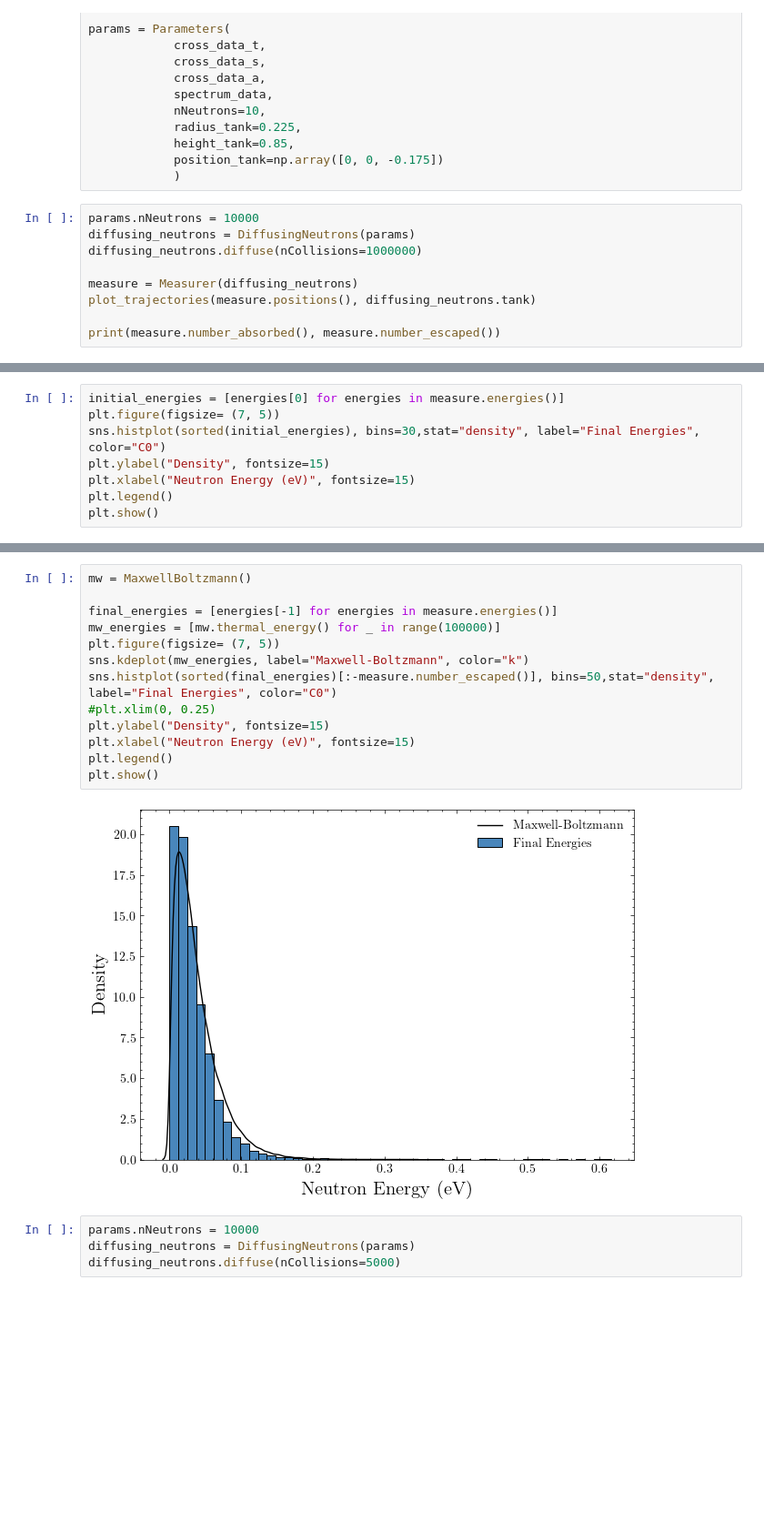
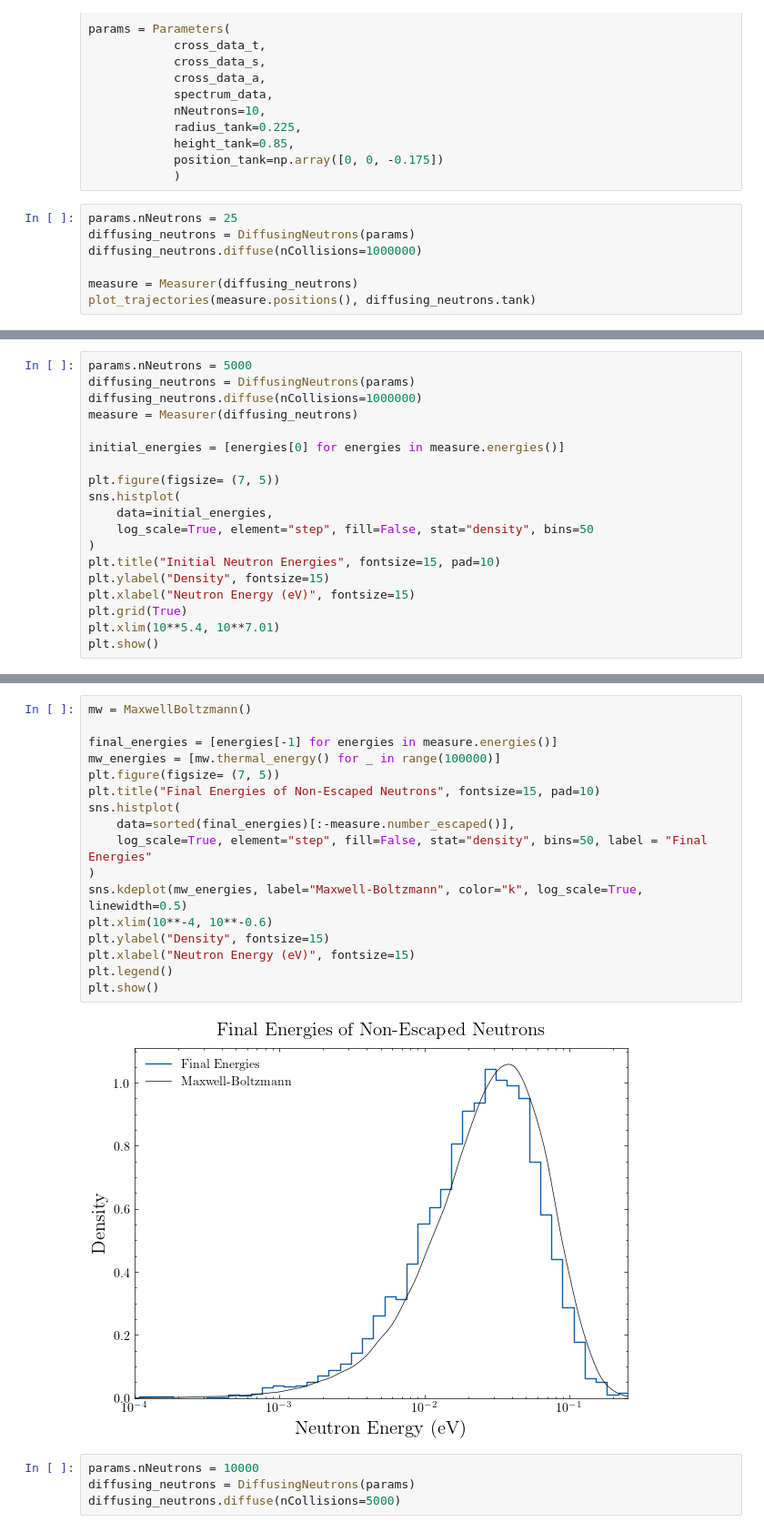
Before and after one commit to DerkNiessink/NeutroWater, a Jupyter notebook: analysis/simulation.ipynb, the cells around one changed output, grey strips where cells are left out. Shown at 91% size. Drawn from its saved outputs; the diff is of its cells as text; blank space fills up the shorter version.

```diff
--- a/analysis/simulation.ipynb
+++ b/analysis/simulation.ipynb
@@ -76,12 +76,10 @@ params = Parameters(
             position_tank=np.array([0, 0, -0.175])
             )
 # %%
-params.nNeutrons = 10000
+params.nNeutrons = 25
 diffusing_neutrons = DiffusingNeutrons(params)
 diffusing_neutrons.diffuse(nCollisions=1000000)
 
 measure = Measurer(diffusing_neutrons)
 plot_trajectories(measure.positions(), diffusing_neutrons.tank)
-
-print(measure.number_absorbed(), measure.number_escaped())
 # %% [output]
@@ -90,9 +87,20 @@ print(measure.number_absorbed(), measure.number_escaped())
 # %%
+params.nNeutrons = 5000
+diffusing_neutrons = DiffusingNeutrons(params)
+diffusing_neutrons.diffuse(nCollisions=1000000)
+measure = Measurer(diffusing_neutrons)
+
 initial_energies = [energies[0] for energies in measure.energies()]
+
 plt.figure(figsize= (7, 5))
-sns.histplot(sorted(initial_energies), bins=30,stat="density", label="Final Energies", color="C0")
+sns.histplot(
+    data=initial_energies,
+    log_scale=True, element="step", fill=False, stat="density", bins=50
+)
+plt.title("Initial Neutron Energies", fontsize=15, pad=10)
 plt.ylabel("Density", fontsize=15)
 plt.xlabel("Neutron Energy (eV)", fontsize=15)
-plt.legend()
+plt.grid(True)
+plt.xlim(10**5.4, 10**7.01)
 plt.show()
 # %% [output]
@@ -100,18 +108,22 @@ plt.show()
 # %%
 mw = MaxwellBoltzmann()
 
 final_energies = [energies[-1] for energies in measure.energies()]
 mw_energies = [mw.thermal_energy() for _ in range(100000)]
 plt.figure(figsize= (7, 5))
-sns.kdeplot(mw_energies, label="Maxwell-Boltzmann", color="k")
-sns.histplot(sorted(final_energies)[:-measure.number_escaped()], bins=50,stat="density", label="Final Energies", color="C0")
-#plt.xlim(0, 0.25)
+plt.title("Final Energies of Non-Escaped Neutrons", fontsize=15, pad=10)
+sns.histplot(
+    data=sorted(final_energies)[:-measure.number_escaped()],
+    log_scale=True, element="step", fill=False, stat="density", bins=50, label = "Final Energies"
+)
+sns.kdeplot(mw_energies, label="Maxwell-Boltzmann", color="k", log_scale=True, linewidth=0.5)
+plt.xlim(10**-4, 10**-0.6)
 plt.ylabel("Density", fontsize=15)
 plt.xlabel("Neutron Energy (eV)", fontsize=15)
 plt.legend()
 plt.show()
 # %% [output]
-[figure, old version]
+[figure, new version]
 # %%
 params.nNeutrons = 10000
 diffusing_neutrons = DiffusingNeutrons(params)
```
Also changed, not shown: parts of 11 cells of this notebook, 2 other files.
